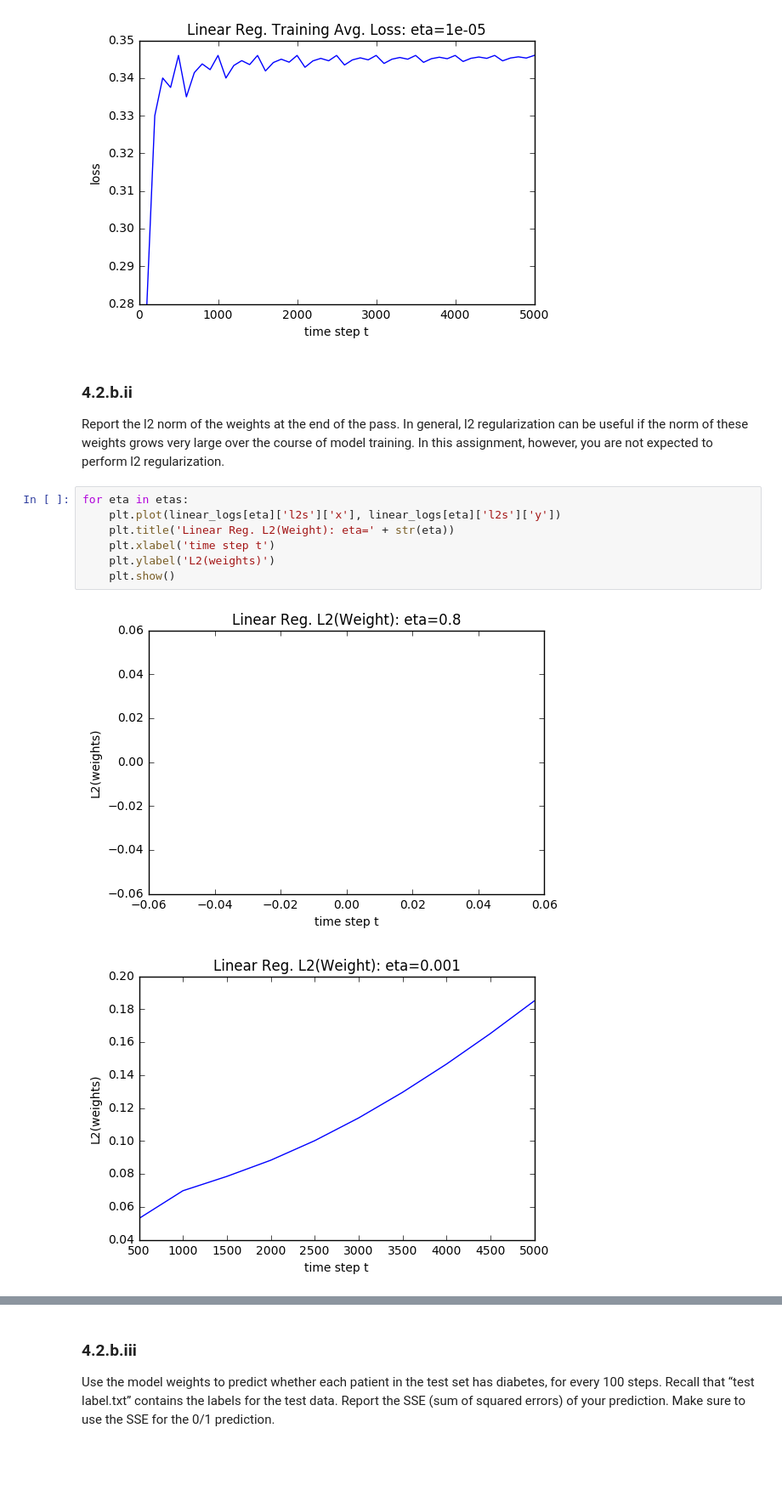
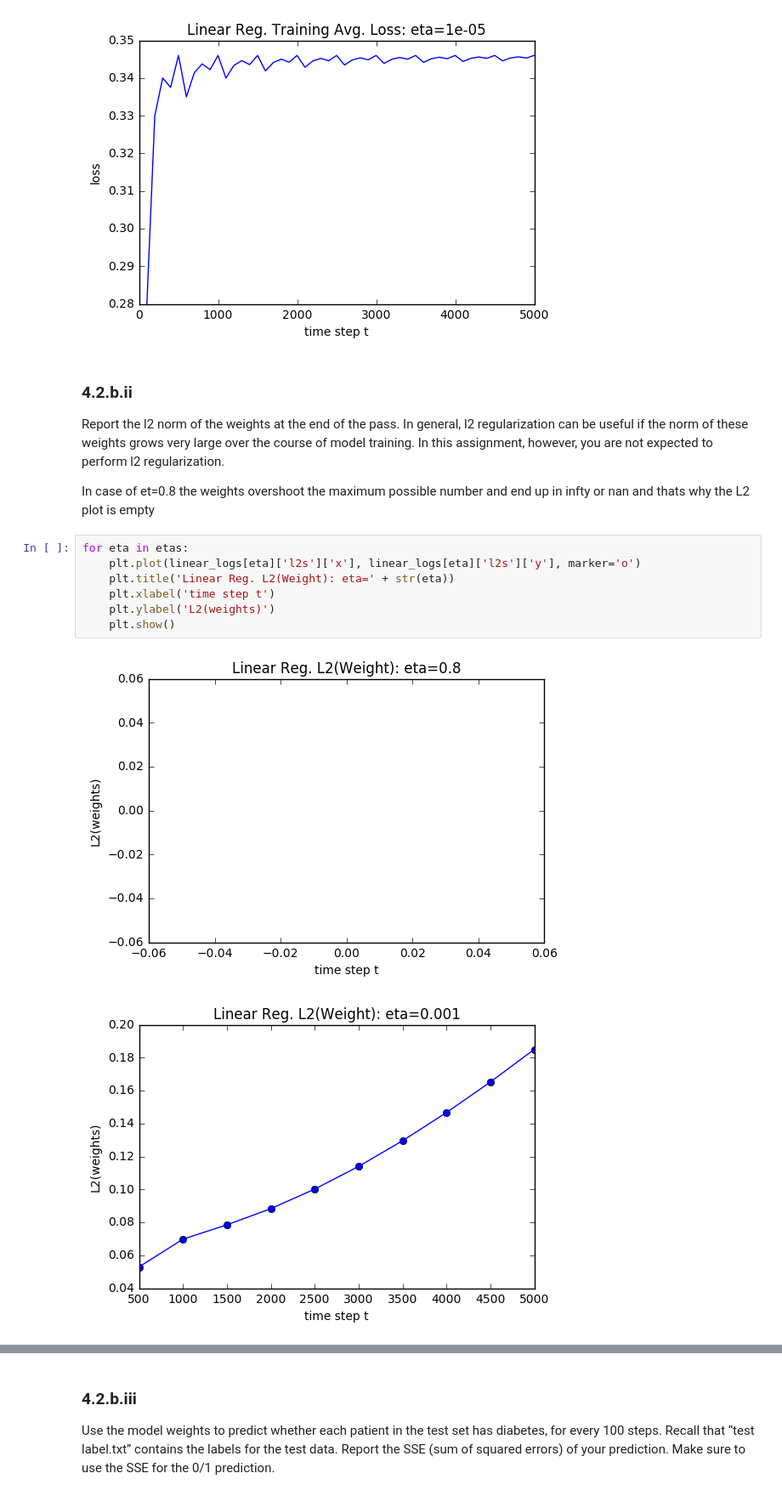
Before and after one commit to ayush29feb/cse446, a Jupyter notebook: assignment2/Problem 4.ipynb, the cells around one changed output, grey strips where cells are left out. Shown at 85% size. Cells and saved outputs as stored; diff of their text form; blank space fills up the shorter version.

```diff
--- a/assignment2/Problem 4.ipynb
+++ b/assignment2/Problem 4.ipynb
@@ -89,13 +89,15 @@ for eta in etas:
 # %% [markdown]
 ### 4.2.b.ii
 Report the l2 norm of the weights at the end of the pass. In general, l2 regularization can be useful if the norm of these weights grows very large over the course of model training. In this assignment, however, you are not expected to perform l2 regularization.
+
+In case of et=0.8 the weights overshoot the maximum possible number and end up in infty or nan and thats why the L2 plot is empty
 # %%
 for eta in etas:
-    plt.plot(linear_logs[eta]['l2s']['x'], linear_logs[eta]['l2s']['y'])
+    plt.plot(linear_logs[eta]['l2s']['x'], linear_logs[eta]['l2s']['y'], marker='o')
     plt.title('Linear Reg. L2(Weight): eta=' + str(eta))
     plt.xlabel('time step t')
     plt.ylabel('L2(weights)')
     plt.show()
 # %% [output]
 [figure]
-[figure, old version]
+[figure, new version]
```
Also changed, not shown: parts of 8 cells of this notebook, 2 other files.
